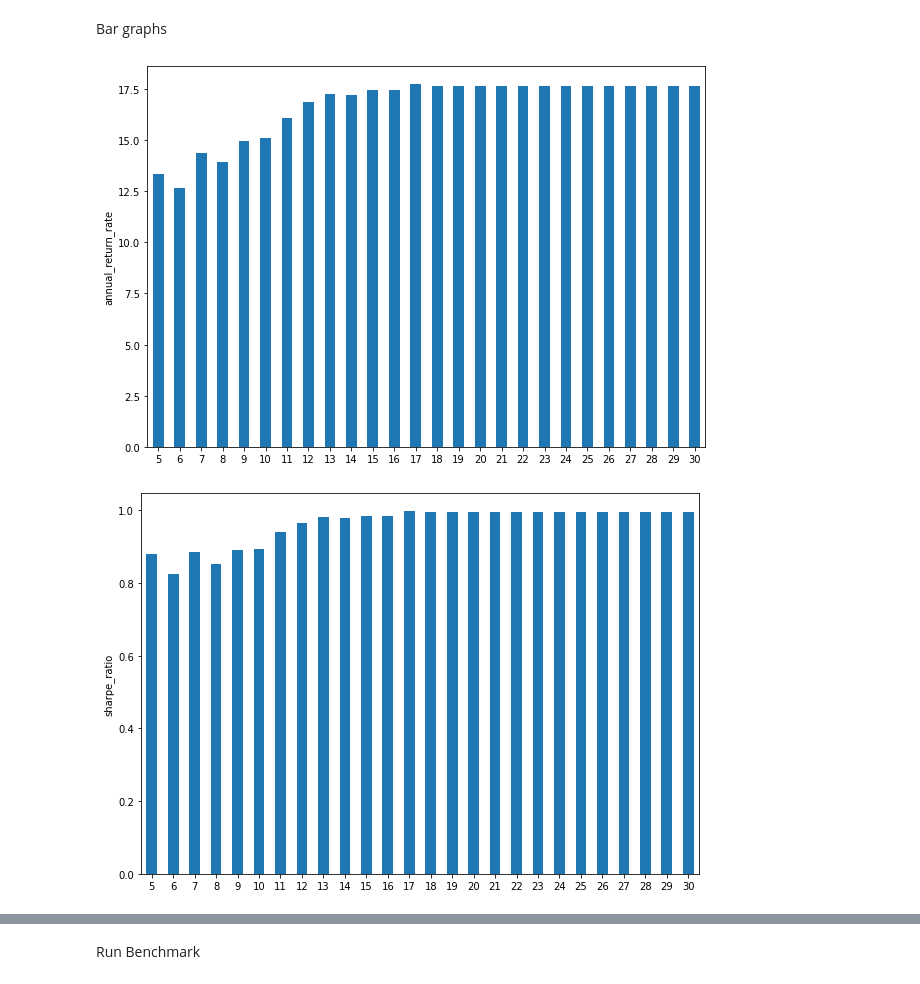
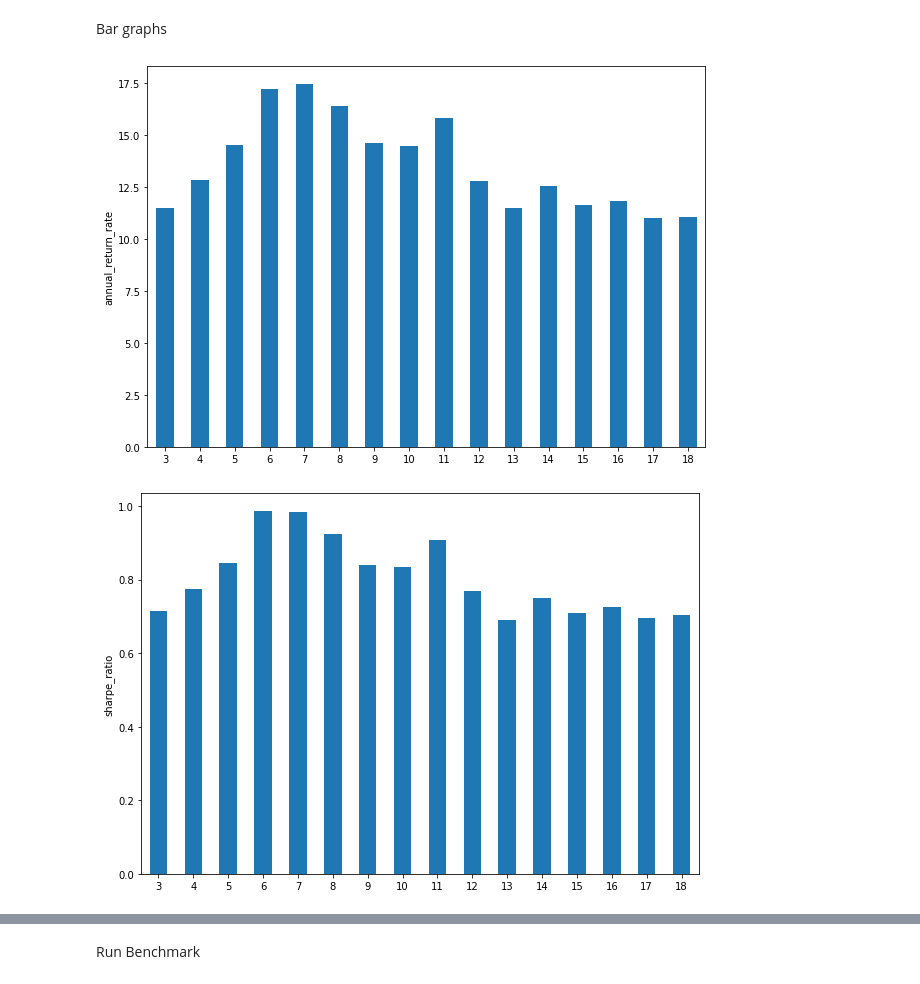
Before and after one commit to fja05680/pinkfish, a Jupyter notebook: examples/240.double-7s-portfolio/optimize.ipynb, the cells around one changed output, grey strips where cells are left out. Drawn from its saved outputs; the diff is of its cells as text; code cells hidden in the pictures.

```diff
--- a/examples/240.double-7s-portfolio/optimize.ipynb
+++ b/examples/240.double-7s-portfolio/optimize.ipynb
@@ -57,7 +57,7 @@ options = {
 Define Optimizations
 # %%
 # pick one
-optimize_period           = False
+optimize_period           = True
 optimize_use_vola_weight  = False
 optimize_stop_loss_pct    = False
 
@@ -122,6 +122,6 @@ metrics = ('annual_return_rate',
            'pct_profitable_trades',
            'avg_points')
 
-df = strategy.summary(strategies, metrics)
+df = pf.optimizer_summary(strategies, metrics)
 df
 # %% [output]
@@ -142,9 +141,9 @@ df
 # %% [markdown]
 Bar graphs
 # %%
-strategy.plot_bar_graph(df, 'annual_return_rate')
-strategy.plot_bar_graph(df, 'sharpe_ratio')
-strategy.plot_bar_graph(df, 'max_closed_out_drawdown')
+pf.optimizer_plot_bar_graph(df, 'annual_return_rate')
+pf.optimizer_plot_bar_graph(df, 'sharpe_ratio')
+pf.optimizer_plot_bar_graph(df, 'max_closed_out_drawdown')
 # %% [output]
-[figure, old version]
+[figure, new version]
-[figure, old version]
+[figure, new version]
```
Also changed, not shown: parts of 4 cells of this notebook, 22 other files.
